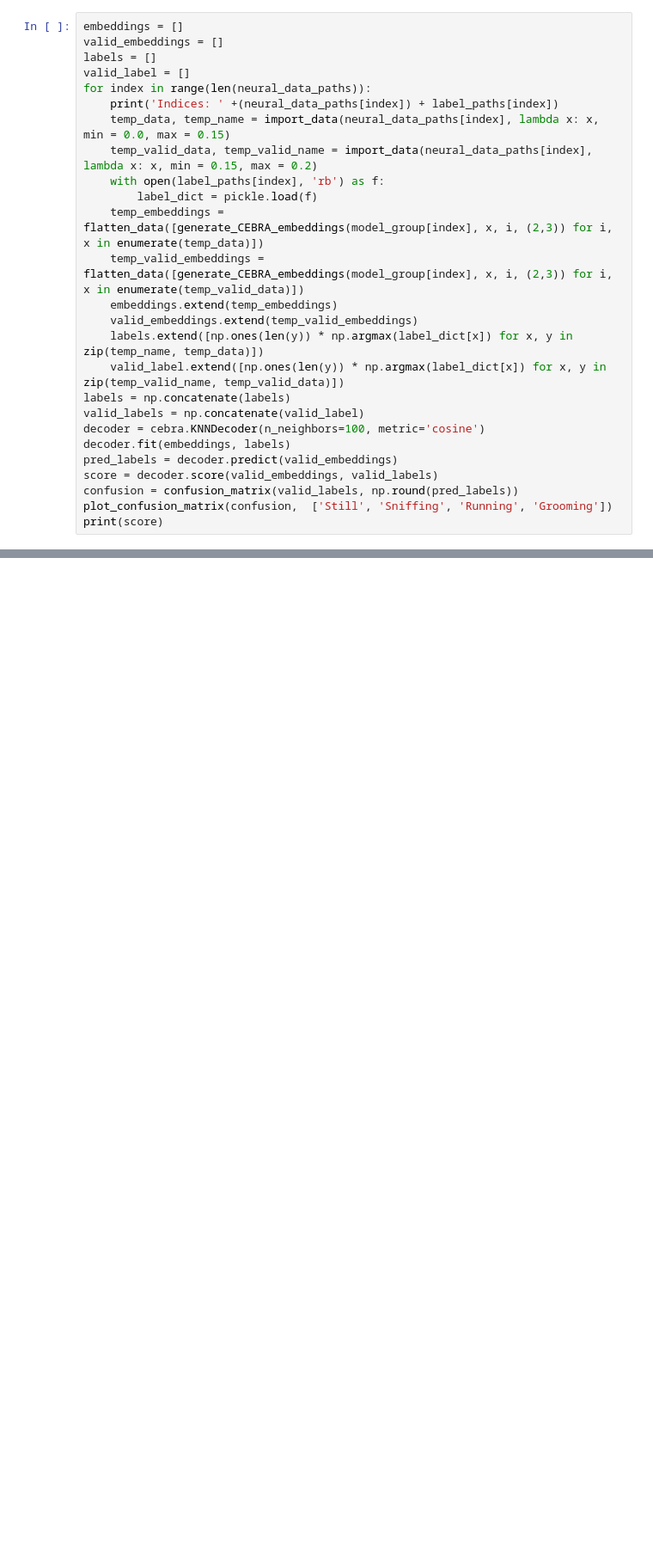
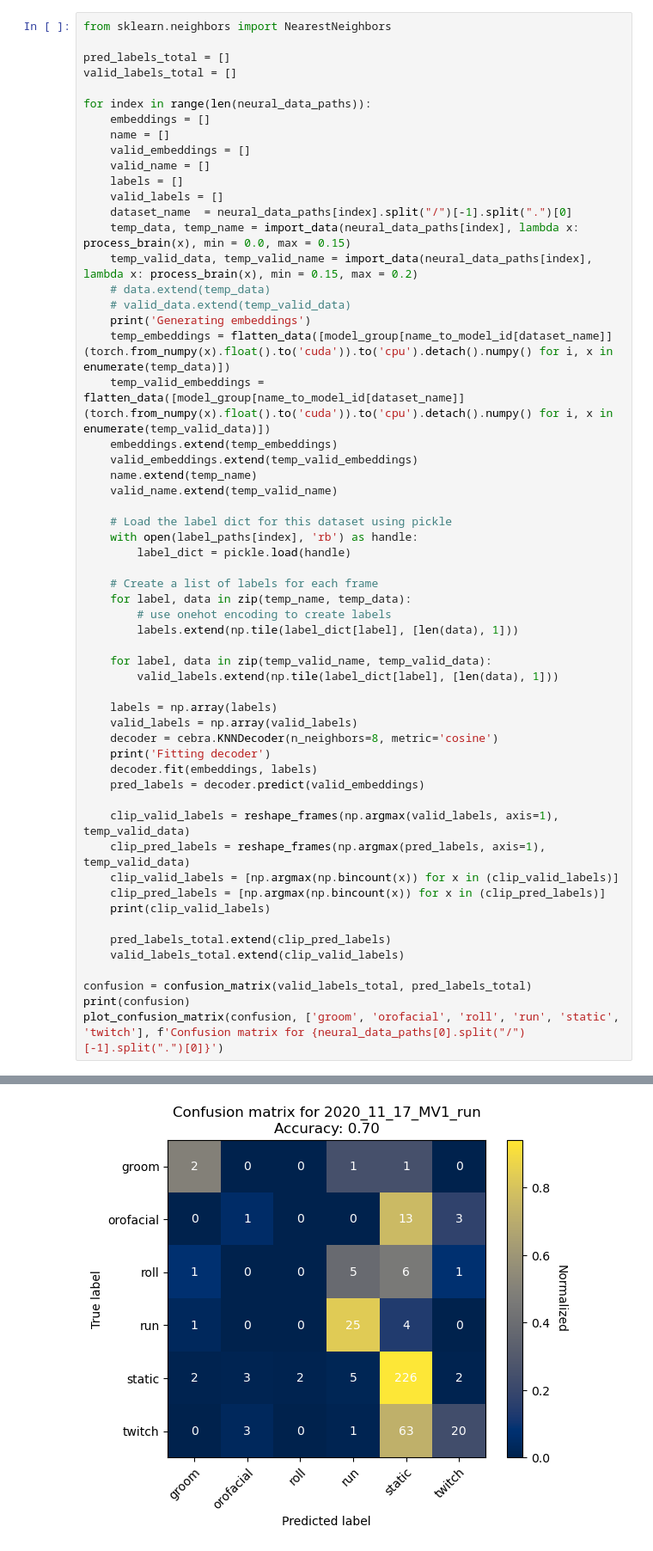
Before and after one commit to Tsuchijo/CEBRA-training, a Jupyter notebook: train_classifier.ipynb, the cells around one changed output, grey strips where cells are left out. Shown at 86% size. Saved outputs shown, nothing was run; the diff lists cells and outputs as text; blank space fills up the shorter version.

```diff
--- a/train_classifier.ipynb
+++ b/train_classifier.ipynb
@@ -152,27 +260,58 @@ Error:
 # %%
-embeddings = []
-valid_embeddings = []
-labels = []
-valid_label = []
+from sklearn.neighbors import NearestNeighbors
+
+pred_labels_total = []
+valid_labels_total = []
+
 for index in range(len(neural_data_paths)):
-    print('Indices: ' +(neural_data_paths[index]) + label_paths[index])
-    temp_data, temp_name = import_data(neural_data_paths[index], lambda x: x, min = 0.0, max = 0.15)
-    temp_valid_data, temp_valid_name = import_data(neural_data_paths[index], lambda x: x, min = 0.15, max = 0.2)
-    with open(label_paths[index], 'rb') as f:
-        label_dict = pickle.load(f)
-    temp_embeddings = flatten_data([generate_CEBRA_embeddings(model_group[index], x, i, (2,3)) for i, x in enumerate(temp_data)])
-    temp_valid_embeddings = flatten_data([generate_CEBRA_embeddings(model_group[index], x, i, (2,3)) for i, x in enumerate(temp_valid_data)])
+    embeddings = []
+    name = []
+    valid_embeddings = []
+    valid_name = []
+    labels = []
+    valid_labels = []
+    dataset_name  = neural_data_paths[index].split("/")[-1].split(".")[0]
+    temp_data, temp_name = import_data(neural_data_paths[index], lambda x: process_brain(x), min = 0.0, max = 0.15)
+    temp_valid_data, temp_valid_name = import_data(neural_data_paths[index], lambda x: process_brain(x), min = 0.15, max = 0.2)
+    # data.extend(temp_data)
+    # valid_data.extend(temp_valid_data)
+    print('Generating embeddings')
+    temp_embeddings = flatten_data([model_group[name_to_model_id[dataset_name]](torch.from_numpy(x).float().to('cuda')).to('cpu').detach().numpy() for i, x in enumerate(temp_data)])
+    temp_valid_embeddings = flatten_data([model_group[name_to_model_id[dataset_name]](torch.from_numpy(x).float().to('cuda')).to('cpu').detach().numpy() for i, x in enumerate(temp_valid_data)])
     embeddings.extend(temp_embeddings)
     valid_embeddings.extend(temp_valid_embeddings)
-    labels.extend([np.ones(len(y)) * np.argmax(label_dict[x]) for x, y in zip(temp_name, temp_data)])
-    valid_label.extend([np.ones(len(y)) * np.argmax(label_dict[x]) for x, y in zip(temp_valid_name, temp_valid_data)])
-labels = np.concatenate(labels)
-valid_labels = np.concatenate(valid_label)
-decoder = cebra.KNNDecoder(n_neighbors=100, metric='cosine')
-decoder.fit(embeddings, labels)
-pred_labels = decoder.predict(valid_embeddings)
-score = decoder.score(valid_embeddings, valid_labels)
-confusion = confusion_matrix(valid_labels, np.round(pred_labels))
-plot_confusion_matrix(confusion,  ['Still', 'Sniffing', 'Running', 'Grooming'])
-print(score)
+    name.extend(temp_name)
+    valid_name.extend(temp_valid_name)
+
+    # Load the label dict for this dataset using pickle
+    with open(label_paths[index], 'rb') as handle:
+        label_dict = pickle.load(handle)
+
+    # Create a list of labels for each frame
+    for label, data in zip(temp_name, temp_data):
+        # use onehot encoding to create labels
+        labels.extend(np.tile(label_dict[label], [len(data), 1]))
+
+    for label, data in zip(temp_valid_name, temp_valid_data):
+        valid_labels.extend(np.tile(label_dict[label], [len(data), 1]))
+
+    labels = np.array(labels)
+    valid_labels = np.array(valid_labels)
+    decoder = cebra.KNNDecoder(n_neighbors=8, metric='cosine')
+    print('Fitting decoder')
+    decoder.fit(embeddings, labels)
+    pred_labels = decoder.predict(valid_embeddings)
+
+    clip_valid_labels = reshape_frames(np.argmax(valid_labels, axis=1), temp_valid_data)
+    clip_pred_labels = reshape_frames(np.argmax(pred_labels, axis=1), temp_valid_data)
+    clip_valid_labels = [np.argmax(np.bincount(x)) for x in (clip_valid_labels)]
+    clip_pred_labels = [np.argmax(np.bincount(x)) for x in (clip_pred_labels)]
+    print(clip_valid_labels)
+
+    pred_labels_total.extend(clip_pred_labels)
+    valid_labels_total.extend(clip_valid_labels)
+
+confusion = confusion_matrix(valid_labels_total, pred_labels_total)
+print(confusion)
+plot_confusion_matrix(confusion, ['groom', 'orofacial', 'roll', 'run', 'static', 'twitch'], f'Confusion matrix for {neural_data_paths[0].split("/")[-1].split(".")[0]}')
 # %% [output]
@@ -180,0 +335 @@ TypeError: 'Offset0Modelv5' object is not subscriptable
+[figure, added]
```
Also changed, not shown: parts of 11 cells of this notebook, 46 other files.
